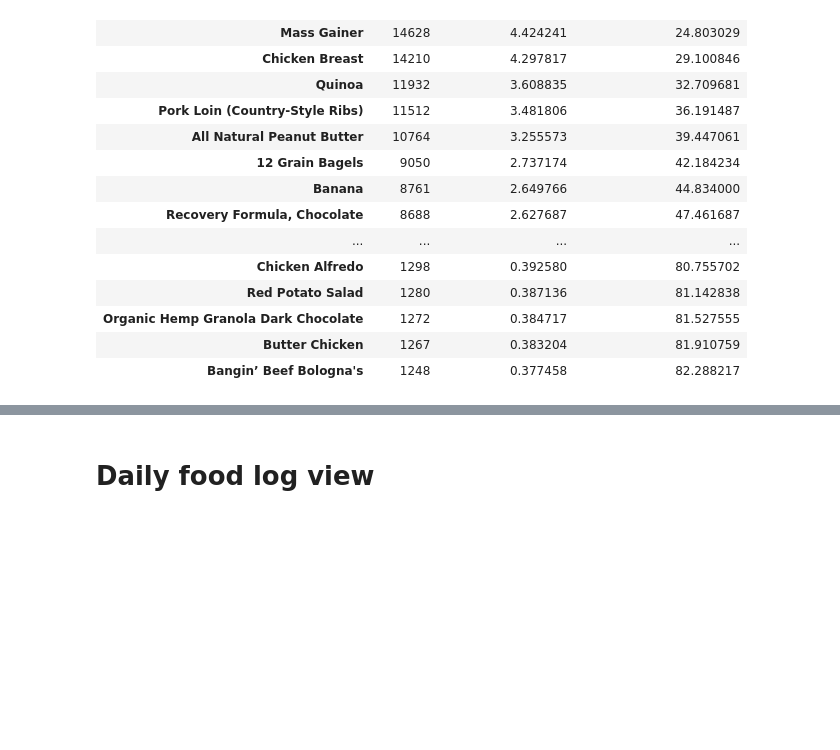
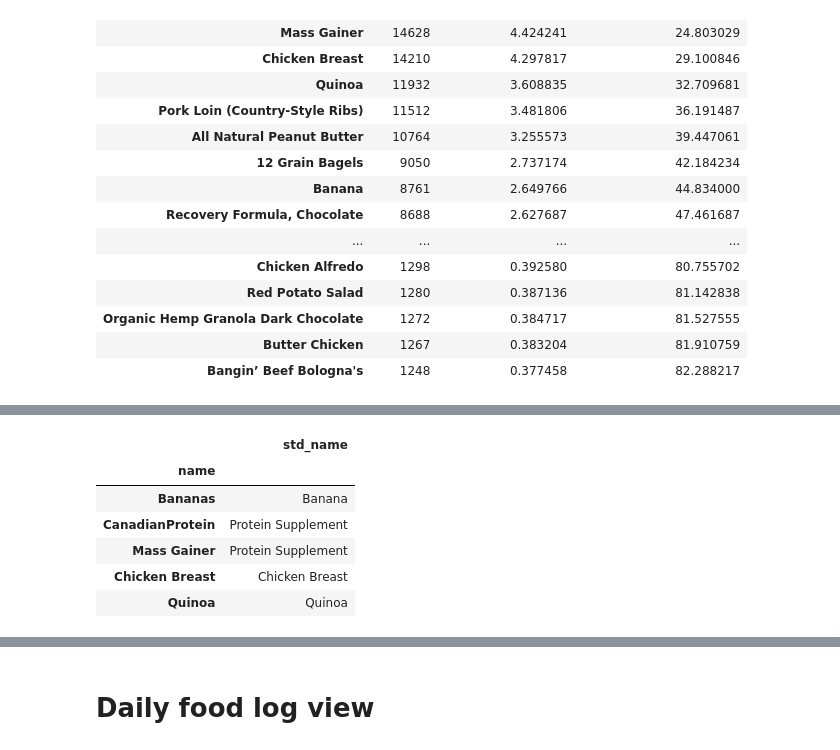
Before and after one commit to hnagib/Fitbit-Analytics, a Jupyter notebook: notebooks/hn-food-data.ipynb, the cells around one changed output, grey strips where cells are left out. Cells and saved outputs as stored; diff of their text form; code cells hidden in the pictures; blank space fills up the shorter version.

```diff
--- a/notebooks/hn-food-data.ipynb
+++ b/notebooks/hn-food-data.ipynb
@@ -168,0 +161,12 @@ plotutils.top_food_plot(df_top_foods.head(50))
+# %%
+df_food_name_mapper = pd.read_csv('../data/food_name_mapper.csv')
+df_food_name_mapper = df_food_name_mapper.set_index('name')
+df_food_name_mapper.head()
+# %% [output]
+|  | std_name |
+| name |  |
+| Bananas | Banana |
+| CanadianProtein | Protein Supplement |
+| Mass Gainer | Protein Supplement |
+| Chicken Breast | Chicken Breast |
+| Quinoa | Quinoa |
```
Also changed, not shown: parts of 4 cells of this notebook, 1 other file.
